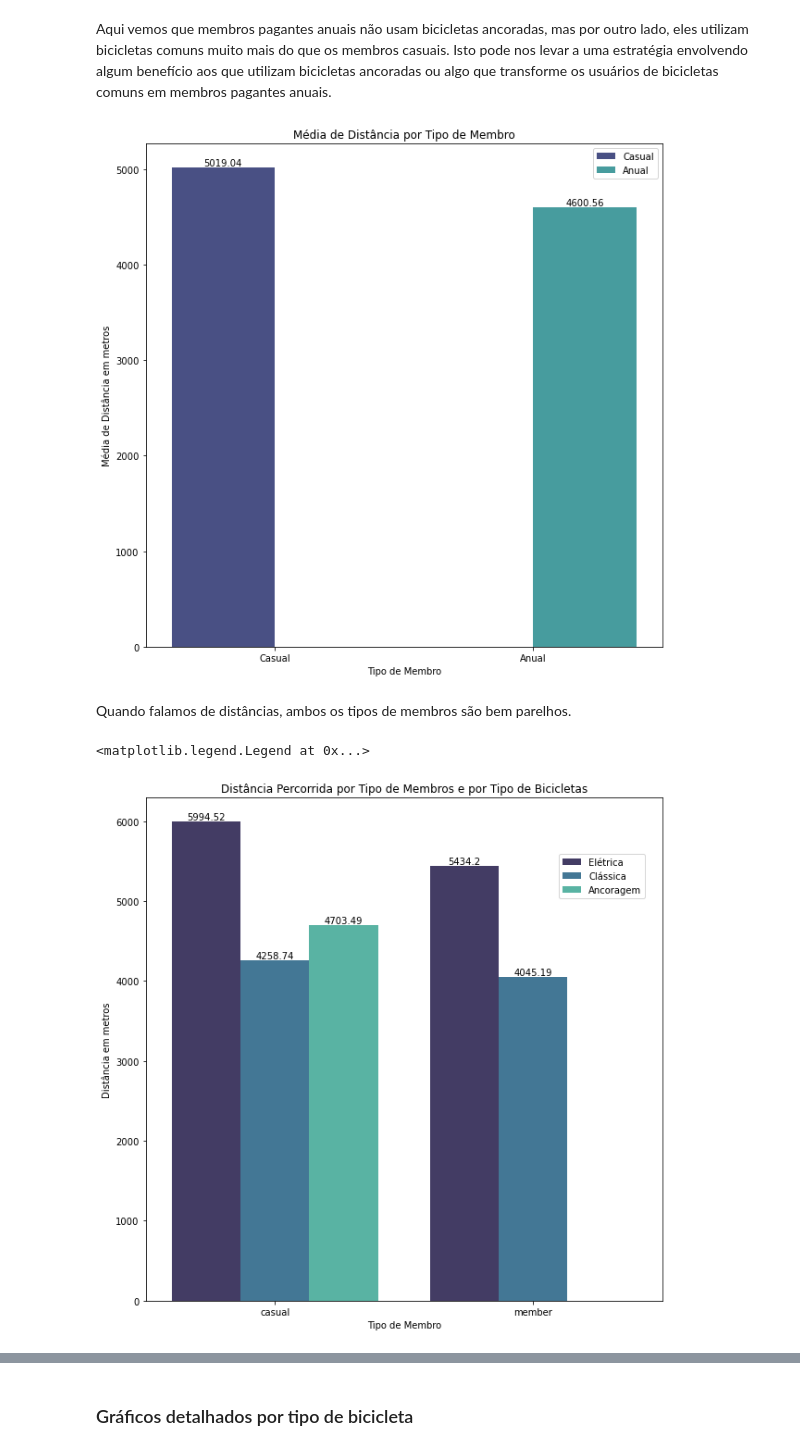
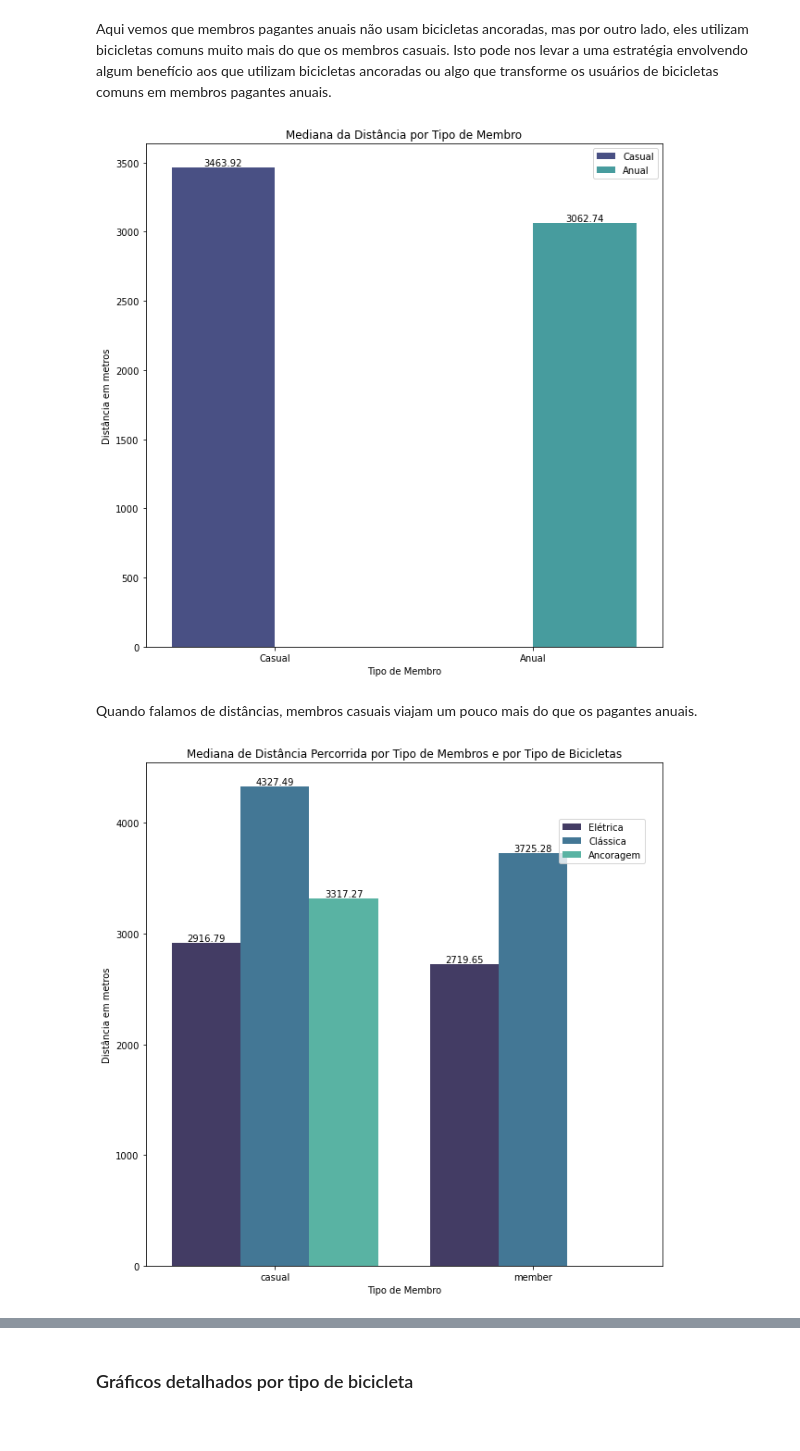
Before and after one commit to 941007/Projetos, a Jupyter notebook: Cyclistic_case_study-traduzido.ipynb, the cells around one changed output, grey strips where cells are left out. Cells and saved outputs as stored; diff of their text form; code cells hidden in the pictures.

```diff
--- a/Cyclistic_case_study-traduzido.ipynb
+++ b/Cyclistic_case_study-traduzido.ipynb
@@ -352,14 +450,16 @@ sample_df.groupby(['member_casual', 'day_of_week'])['member_casual'] \
 label_membro = ['Casual', 'Anual']
 
 plt.figure(figsize=(10,10))
-plt.title("Member type x Ride Length (average in minutes)")
+plt.title("Tipo de Membro x Distância de Viagem (Mediana de minutos)")
 
-ax = sns.barplot(x = 'member_casual', y = 'ride_length', palette='mako', data = sample_df)
+ax = sns.barplot(x = 'member_casual', y = 'ride_length', palette='mako', estimator=np.median, data = sample_df)
 ax.set_xticklabels(label_membro)
 
 plt.xlabel("Tipo de Membro")
 plt.ylabel("Duração da Viagem")
 
+for container in ax.containers:
+    ax.bar_label(container)
 
 plt.show()
 # %% [output]
@@ -390,10 +490,10 @@ order = ["Monday", "Tuesday", "Wednesday", "Thursday", "Friday", "Saturday", "Su
 labels = ['Segunda', 'Terça', 'Quarta', 'Quinta', 'Sexta', 'Sábado', 'Domingo']
 
 plt.figure(figsize=(13,13))
-plt.title("Média de Duração de Viagem dos Membros Durante a Semana")
+plt.title("Mediana da Duração de Viagem dos Membros Durante a Semana")
 
 ax = sns.barplot(x = 'day_of_week', y = 'ride_length', hue = 'member_casual', palette='mako',
-                 order=order, ci = None, data = sample_df)
+                 order=order, ci = None, estimator=np.median, data = sample_df)
 ax.set_xticklabels(labels)
 ax.legend(labels=['Casual', 'Anual'])
 
@@ -407,9 +507,9 @@ for container in ax.containers:
 # %%
 label_bike = ['Elétrica', 'Clássica', 'Ancoragem']
-plt.title("Média de Tempo de Viagem por Tipo de Bicicleta")
+plt.title("Mediana do Tempo de Viagem por Tipo de Bicicleta")
 
 ax = sns.barplot(x = 'rideable_type', y = 'ride_length', hue = 'member_casual', palette='mako',
-                 data = sample_df, ci = None)
+                 estimator=np.median, data = sample_df, ci = None)
 
 ax.legend(labels=['Casual', 'Anual'])
 ax.set_xticklabels(label_bike)
@@ -477,34 +577,35 @@ Aqui vemos que membros pagantes anuais não usam bicicletas ancoradas, mas por o
 label_membro = ['Casual', 'Anual']
 
 plt.figure(figsize=(10,10))
-plt.title("Média de Distância por Tipo de Membro")
+plt.title("Mediana da Distância por Tipo de Membro")
 
-ax = sns.barplot(x = 'member_casual', y = 'distance_meters', palette='mako', hue = 'member_casual', ci = None, data = sample_df)
+ax = sns.barplot(x = 'member_casual', y = 'distance_meters', palette='mako', hue = 'member_casual',
+                 ci = None, estimator=np.median, data = sample_df)
 ax.legend(labels=['Casual', 'Anual'])
 ax.set_xticklabels(label_membro)
 
-plt.ylabel("Média de Distância em metros")
+plt.ylabel("Distância em metros")
 plt.xlabel("Tipo de Membro")
 
 for container in ax.containers:
     ax.bar_label(container)
 # %% [output]
-[figure, old version]
+[figure, new version]
 # %% [markdown]
-Quando falamos de distâncias, ambos os tipos de membros são bem parelhos.
+Quando falamos de distâncias, membros casuais viajam um pouco mais do que os pagantes anuais.
 # %%
 plt.figure(figsize=(10,10))
-plt.title("Distância Percorrida por Tipo de Membros e por Tipo de Bicicletas")
+plt.title("Mediana de Distância Percorrida por Tipo de Membros e por Tipo de Bicicletas")
 
-ax = sns.barplot(x = 'member_casual', y = 'distance_meters', palette='mako', hue = 'rideable_type', ci = None, data = sample_df)
+ax = sns.barplot(x = 'member_casual', y = 'distance_meters', palette='mako', hue = 'rideable_type',
+                 ci = None, estimator=np.median, data = sample_df)
 ax.legend(labels=['Elétrica', 'Clássica', 'Ancoragem'], loc=(0.8, 0.8))
 
 plt.ylabel("Distância em metros")
 plt.xlabel("Tipo de Membro")
 
 for container in ax.containers:
     ax.bar_label(container)
 # %% [output]
-<matplotlib.legend.Legend at 0x...>
-[figure, old version]
+[figure, new version]
 # %% [markdown]
```
Also changed, not shown: parts of 33 cells of this notebook.
